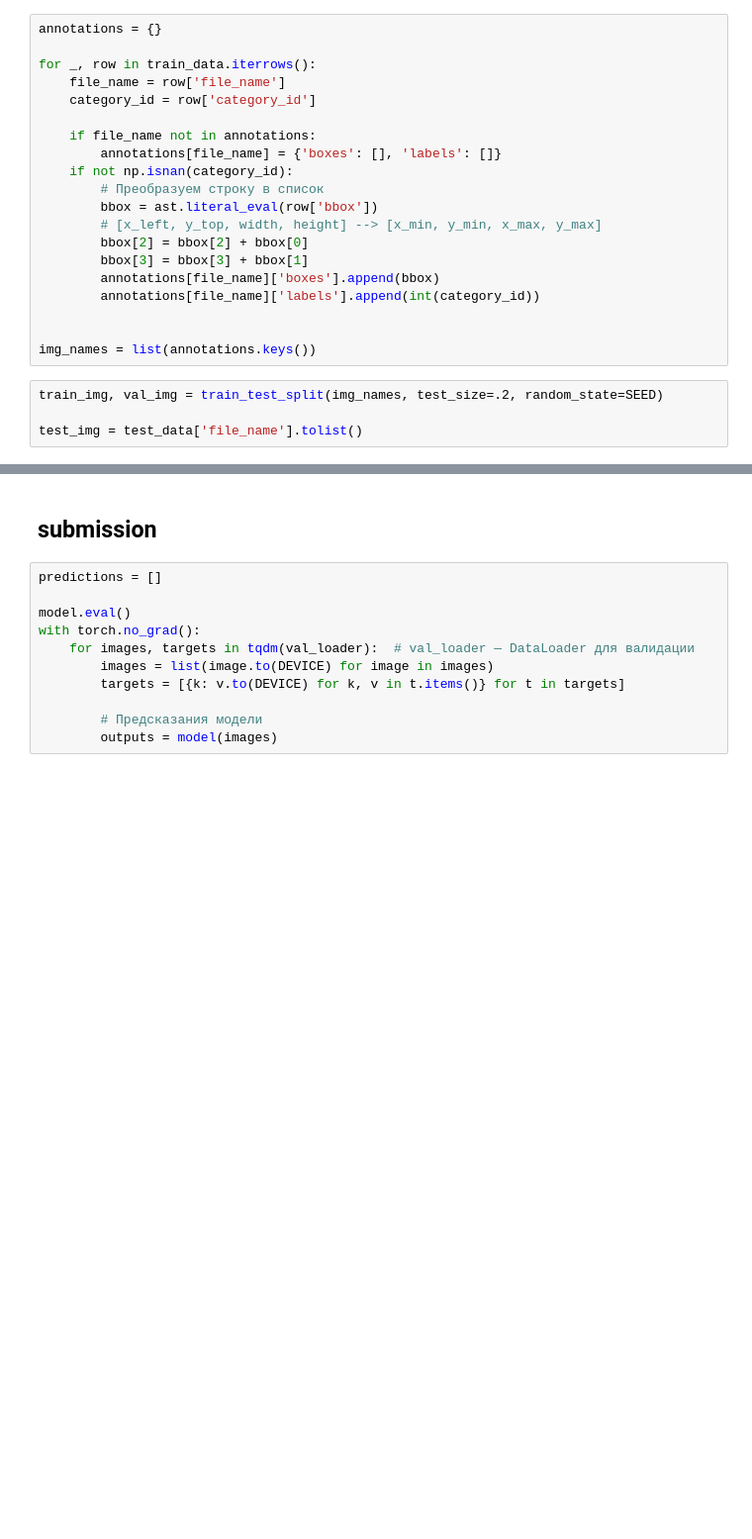
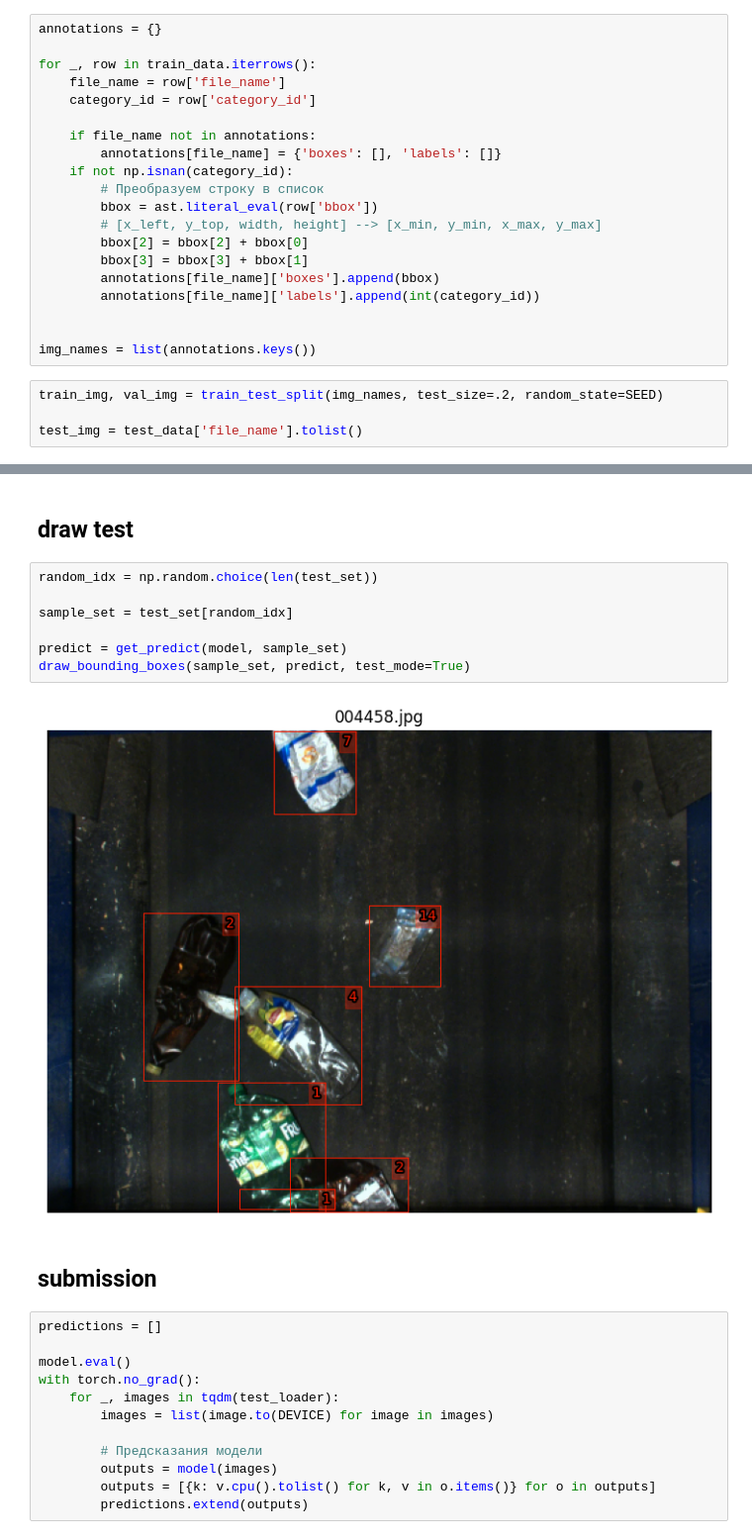
Before and after one commit to aufflammen/waste_detection, a Jupyter notebook: waste_detection.ipynb, the cells around one changed output, grey strips where cells are left out. Shown at 99% size. Saved outputs shown, nothing was run; the diff lists cells and outputs as text; blank space fills up the shorter version.

```diff
--- a/waste_detection.ipynb
+++ b/waste_detection.ipynb
@@ -398,3 +450,14 @@ plt.show()
+# %% [markdown]
+## draw test
+# %%
+random_idx = np.random.choice(len(test_set))
+
+sample_set = test_set[random_idx]
+
+predict = get_predict(model, sample_set)
+draw_bounding_boxes(sample_set, predict, test_mode=True)
+# %% [output]
+[figure, added]
 # %% [markdown]
 ## submission
 # %%
@@ -402,9 +465,10 @@ predictions = []
 
 model.eval()
 with torch.no_grad():
-    for images, targets in tqdm(val_loader):  # val_loader — DataLoader для валидации
+    for _, images in tqdm(test_loader):
         images = list(image.to(DEVICE) for image in images)
-        targets = [{k: v.to(DEVICE) for k, v in t.items()} for t in targets]
 
         # Предсказания модели
         outputs = model(images)
+        outputs = [{k: v.cpu().tolist() for k, v in o.items()} for o in outputs]
+        predictions.extend(outputs)
```
Also changed, not shown: parts of 30 cells of this notebook, 1 other file.
